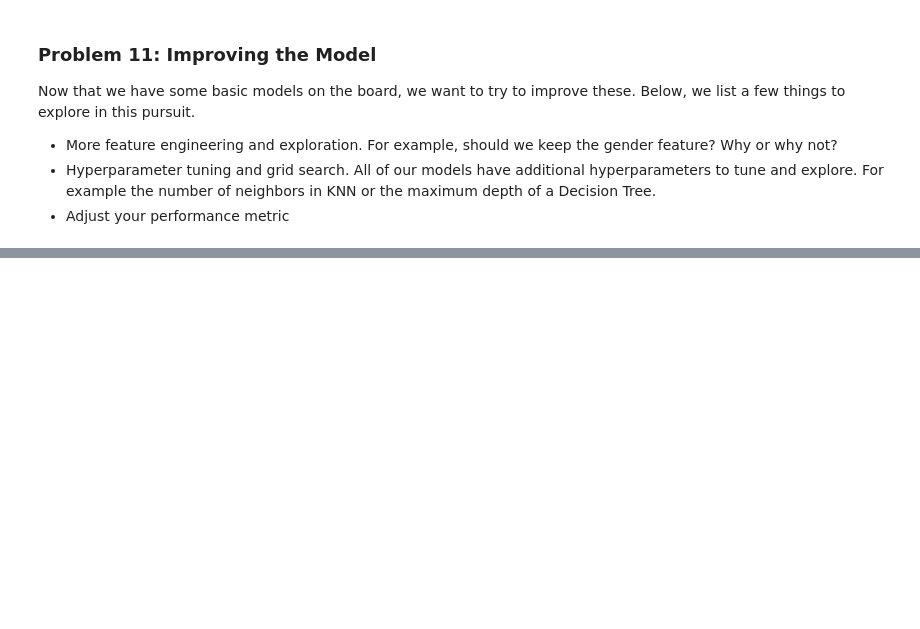
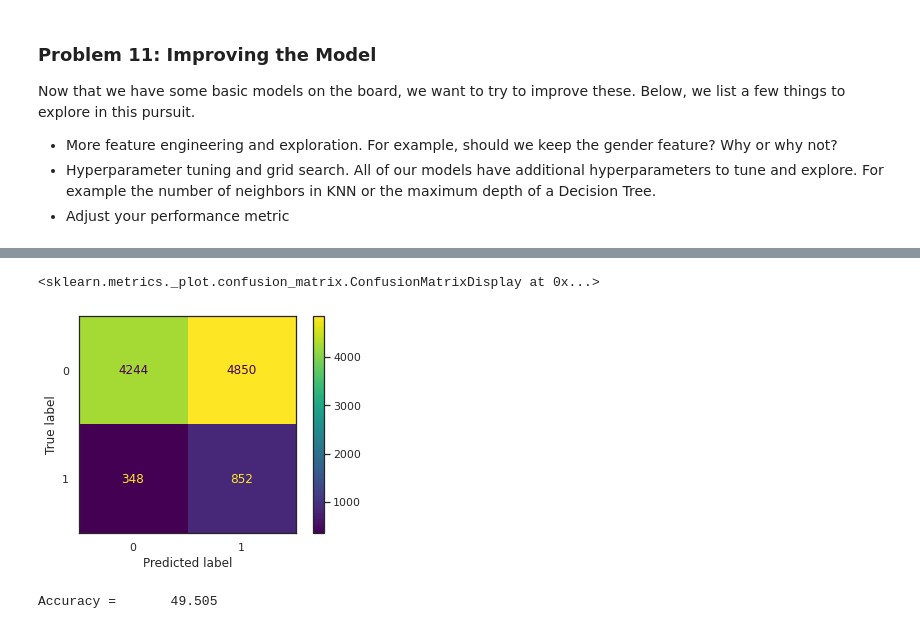
Before and after one commit to ttb-git/Berkeley-Engr-PracticalAssignment3, a Jupyter notebook: Practical_Application_III_TB_1_FeatureEngr_Modelling_Classification_Final.ipynb, the cells around one changed output, grey strips where cells are left out. Drawn from its saved outputs; the diff is of its cells as text; code cells hidden in the pictures; blank space fills up the shorter version.

```diff
--- a/Practical_Application_III_TB_1_FeatureEngr_Modelling_Classification_Final.ipynb
+++ b/Practical_Application_III_TB_1_FeatureEngr_Modelling_Classification_Final.ipynb
@@ -798,0 +789,4 @@ Now that we have some basic models on the board, we want to try to improve these
+# %%
+X_train, X_test, y_train, y_test = train_test_split(X, y, test_size=0.25, random_state=42)
+# %%
+logreg = LogisticRegression(random_state=42, class_weight='balanced').fit(X_train, y_train)
@@ -798,0 +850,10 @@ Now that we have some basic models on the board, we want to try to improve these
+# %%
+plot_confusion_matrix(logreg,X_test,y_test)
+# %% [output]
+<sklearn.metrics._plot.confusion_matrix.ConfusionMatrixDisplay at 0x...>
+[figure, added]
+# %%
+logistic_score_test = logreg.score(X_test, y_test)
+print("Accuracy = \t", "{:.3f}".format(logistic_score_test*100))
+# %% [output]
+Accuracy =       49.505
```
Also changed, not shown: parts of 43 cells of this notebook.
